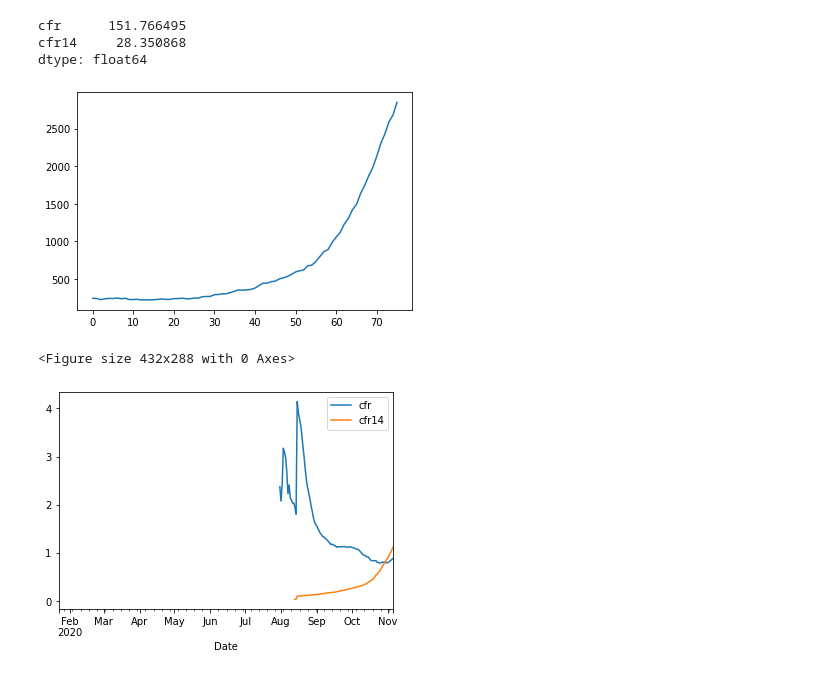
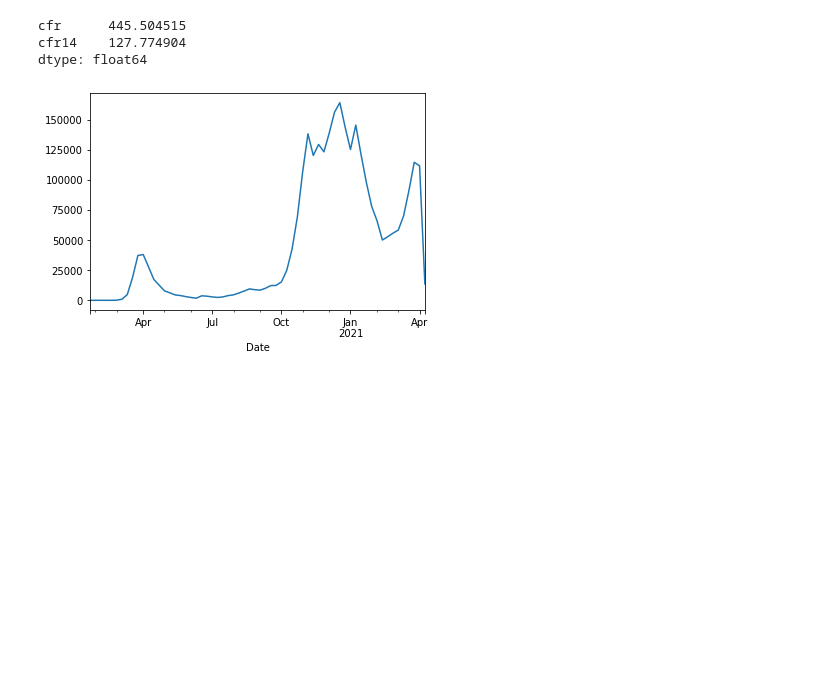
Before and after one commit to mkluge/covid-19, a Jupyter notebook: data/Michas Covid Plots.ipynb, the cells around one changed output. Cells and saved outputs as stored; diff of their text form; code cells hidden in the pictures; blank space fills up the shorter version.

```diff
--- a/data/Michas Covid Plots.ipynb
+++ b/data/Michas Covid Plots.ipynb
@@ -9,8 +9,8 @@ data_rki = pd.read_json("rki.json")
 #for country in data['Country/Region'].unique():
 #    print(country)
 # Preview the first 5 lines of the loaded data
-data = data[data['Country/Region']=='Italy']
-#data = data[data['Country/Region']=='Germany']
+#data = data[data['Country/Region']=='Italy']
+data = data[data['Country/Region']=='Germany']
 #data = data[data['Country/Region']=='US']
 #data = data[data['Country/Region']=='Czechia']
 data['CM10']=data['Confirmed'].shift(10)
@@ -26,39 +26,39 @@ data['ineu']=data['Confirmed'].diff(1)
 data['ineu10']=data['CM10'].diff(1)
 data['mki']=0.06*data['ineu']
 data['dneu']=data['Deaths'].diff(1)
+dr = data.resample('W').ineu.sum()
+
 
 # Infektionsrate ist: wieviele wurden heute gegenüber der letzten Zeit neu infiziert
 # berechne ich mal mit Mittelwert gestern und heute im Verhältnis zu Mittelwert der
 # letzten drei Tage (gestern vorgestern und vorvorgestern)
 data['avg_new_2d']=data['ineu'].rolling(2).mean()
 data['avg_new_l3d']=data['ineu'].shift(1).rolling(5).mean()
 data['infection_rate']=data['avg_new_2d']/data['avg_new_l3d']
 
 #data['cfr']=100*data['dneu']/data['ineu']
 #data['cfr10']=100*data['dneu']/data['ineu10']
 # data.head()
 d = data[['cfr','cfr14']]
 #d = data['infection_rate']
 #d = data['dneu']
 #print(d[-14:])
 #d = d.rolling(5).median()
 #d = data['Deaths'].diff(1).rolling(7).median()
 print(d.sum())
 plt.figure()
-p = d.plot()
+p = dr.plot()
 #p.set_yscale('log')
 #p.set_ylim(0,20)
 
 #d.plot(kind='bar')
 
 #print(data['ineu'].sum()*0.06)
 # %% [output]
-cfr      151.766495
-cfr14     28.350868
+cfr      445.504515
+cfr14    127.774904
 dtype: float64
-[figure, old version]
+[figure, new version]
-<Figure size 432x288 with 0 Axes>
-[figure, removed]
 # %%
 def get_corr( data, idx1, idx2, tage, max_tage):
     # von beiden Indizes die letzten 90 Tage und index 1 shiften um X Tage
```
Also changed, not shown: parts of 7 cells of this notebook.
